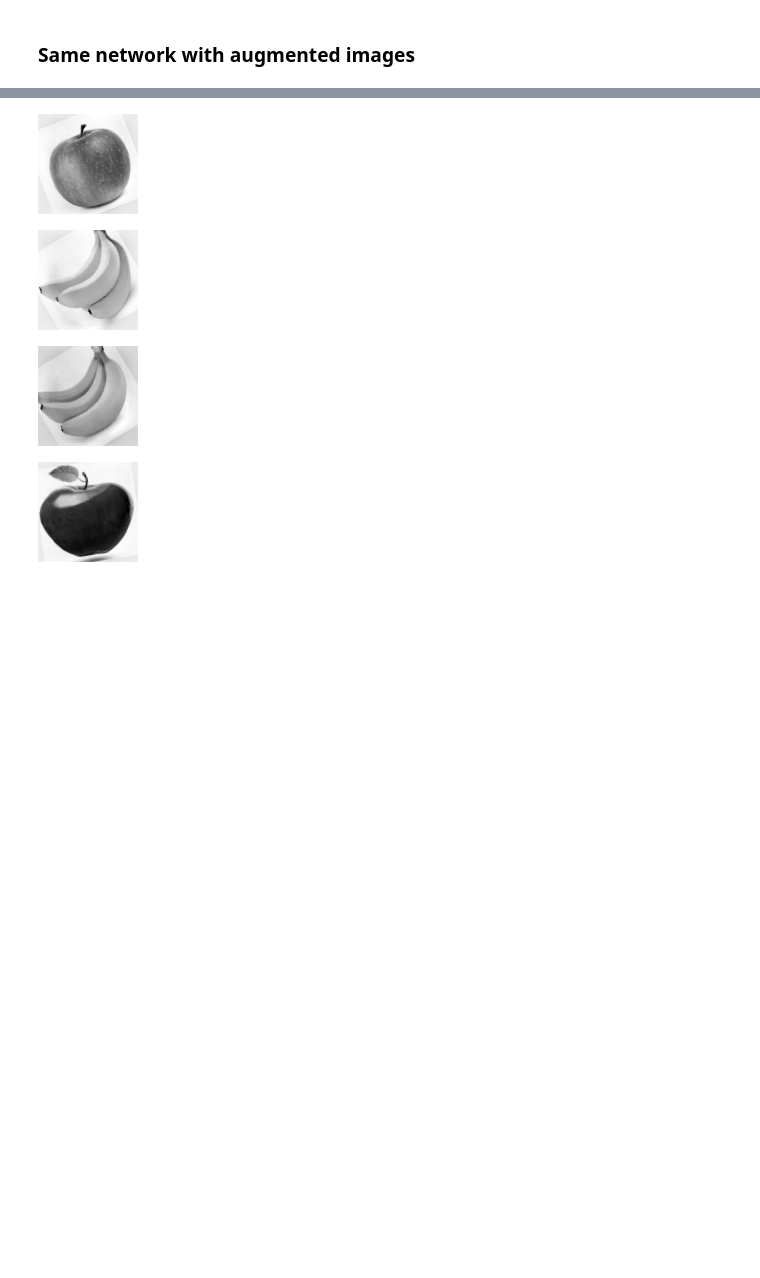
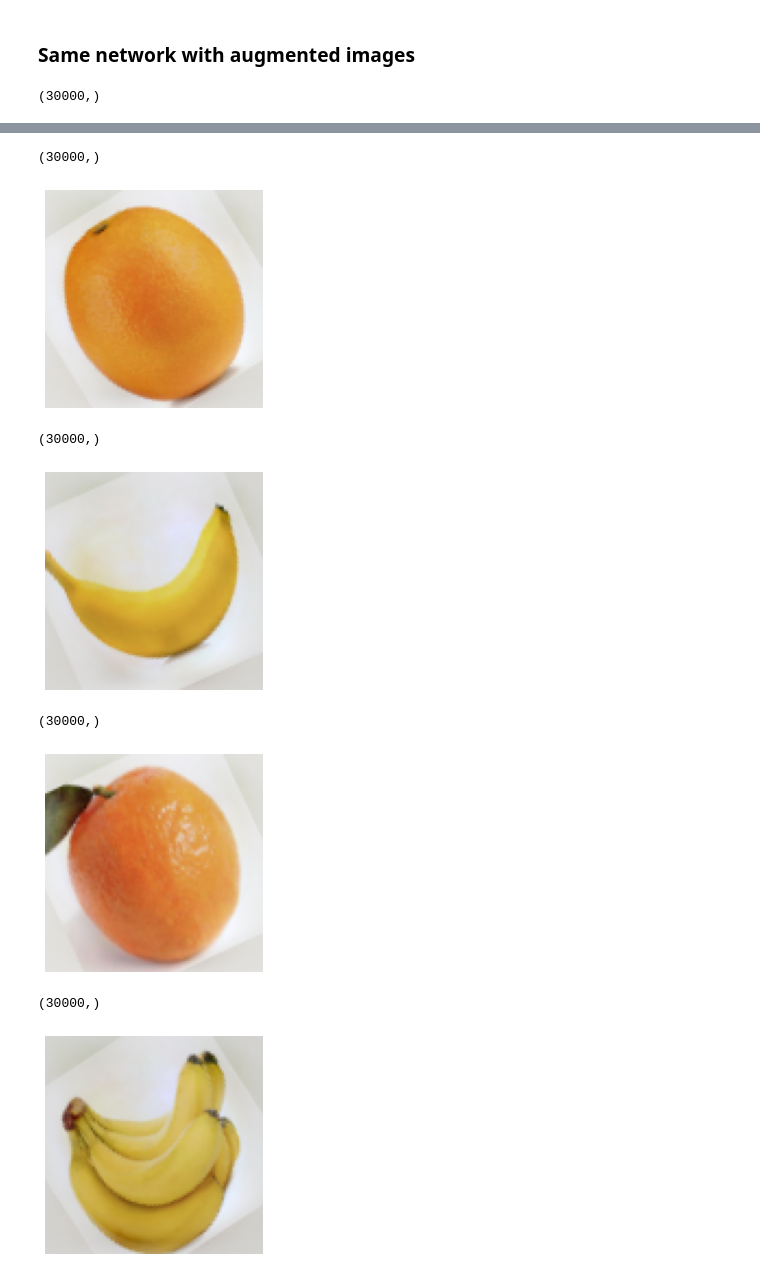
Before and after one commit to cspielvogel/Computer_Vision_Lecture_Notebooks, a Jupyter notebook: Jupyter-notebooks_Deep_Learning/09_Deep_Learning.ipynb, the cells around one changed output, grey strips where cells are left out. Drawn from its saved outputs; the diff is of its cells as text; code cells hidden in the pictures; blank space fills up the shorter version.

```diff
--- a/Jupyter-notebooks_Deep_Learning/09_Deep_Learning.ipynb
+++ b/Jupyter-notebooks_Deep_Learning/09_Deep_Learning.ipynb
@@ -47,13 +46,12 @@ os.environ['PYTHONHASHSEED']=str(seed_value)
 random.seed(seed_value)
 np.random.seed(seed_value) # Resets itself on every use!
 tf.random.set_seed(seed_value) # tf.set_random_seed(seed_value) on older TF versions
-# %%
-def display_array(array):
-    """Plotting numpy array in jupyter notebbok"""
-    if len(array.shape) > 2:
-        array = cv2.cvtColor(array.astype("uint8"), cv2.COLOR_BGR2RGB) # Swap BGR to RGB
-    pil_img = Image.fromarray(array)
-    display(pil_img)
+# %%
+def display_array(array):
+    """Plotting numpy array"""
+    plt.imshow(array.astype(np.uint8))
+    plt.axis('off')
+    plt.show()
 # %% [markdown]
 The data we will be using are images of three kinds of fruits, apples, bananas and oranges. In total, the data set contains 232 images of apples, 218 of bananas and 206 of oranges. The dimensions are different for each image. To unify the image size and to decrease the run time, the images will be downsampled.
 # %%
@@ -68,10 +66,11 @@ for folder in label_folders:
     folder_path = os.path.join(data_dir, folder)
     filenames = os.listdir(folder_path)
     filepaths = [os.path.join(folder_path, name) for name in filenames]
-    images += [cv2.imread(file, 0) for file in filepaths]
+    print(filepaths[0])
+    images += [cv2.cvtColor(cv2.imread(file, 1), cv2.COLOR_RGB2BGR).astype(np.uint8) for file in filepaths]
     string_labels += [folder for _ in filenames]
 
-images = np.array(images)
+images = np.array(images, dtype="object")
 string_labels = np.array(string_labels)
 
 print(len(images))
@@ -242,7 +243,7 @@ def augment_data(X_train, y_train, size=0):
     as input images is returned."""
 
     # Convert images to 2D
-    images = [image.reshape(100, 100) for image in X_train]
+    images = [image.reshape(100, 100, 3) for image in X_train]
 
     # Set number of images to augment to the same number as input images if size is zero
     if size == 0:
@@ -260,7 +261,7 @@ def augment_data(X_train, y_train, size=0):
         # Rotate image with random parameters
         rows,cols = img.shape[:2]
         rot_matrix = cv2.getRotationMatrix2D(center=(cols/2, rows/2),
-                                             angle=np.random.randint(0, 45),
+                                             angle=np.random.randint(0, 35),
                                              scale=1)
         img = cv2.warpAffine(img, rot_matrix, (cols,rows))
 
@@ -290,9 +291,11 @@ def transform_to_img_range(array1d):
 # Display example augmented images
 for i in range(0, 5):
     # Revert standardization and
+    print(X_train_augmented[i].shape)
     nonstd_img = transform_to_img_range(scaler.inverse_transform(X_train_augmented[i]))
-    reshaped_img = nonstd_img.reshape(100, 100)
+    reshaped_img = nonstd_img.reshape(100, 100, 3)
     recast_img = reshaped_img.astype(np.uint8)
 
     display_array(recast_img)
 # %% [output]
+(30000,)
@@ -300,4 +303,8 @@ for i in range(0, 5):
+(30000,)
-[figure, old version]
+[figure, new version]
+(30000,)
-[figure, old version]
+[figure, new version]
+(30000,)
-[figure, old version]
+[figure, new version]
+(30000,)
-[figure, old version]
+[figure, new version]
```
Also changed, not shown: parts of 24 cells of this notebook, 1 other file.
